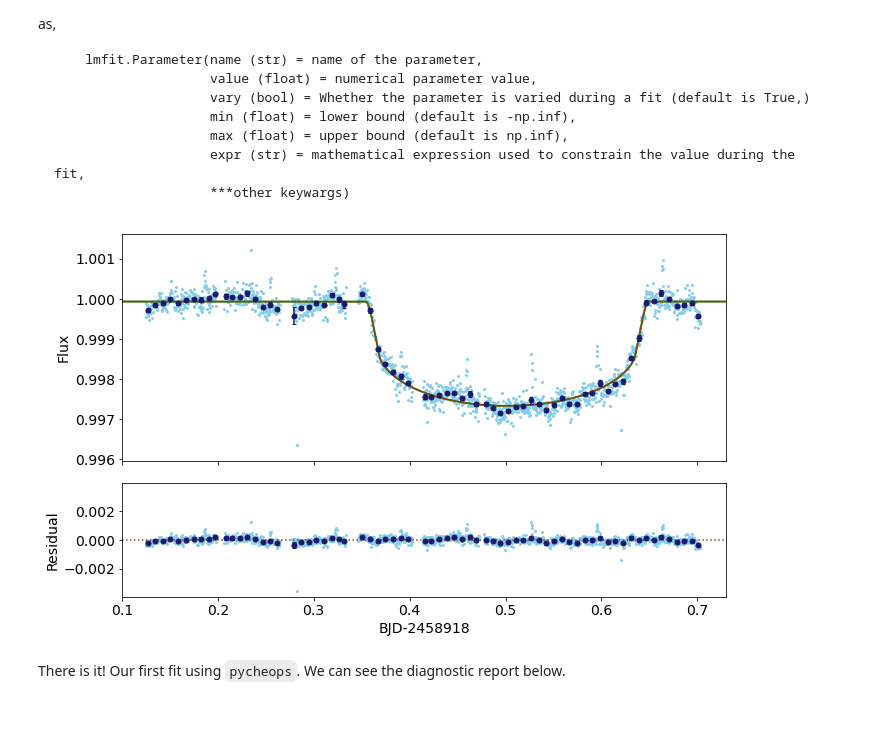
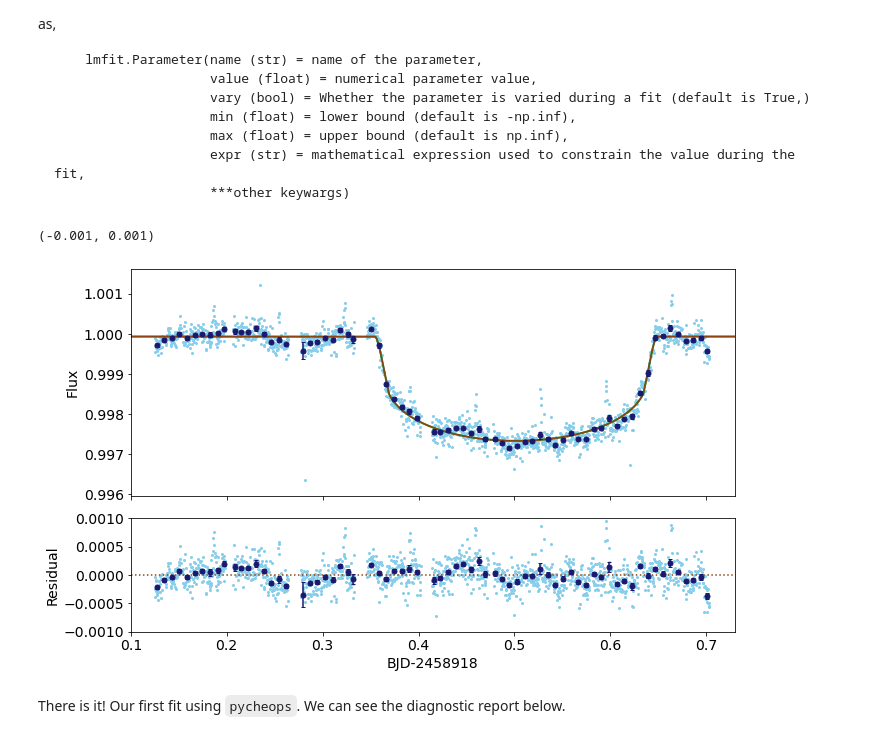
Before and after one commit to Jayshil/pycheops-tutorials, a Jupyter notebook: p2_kelt11.ipynb, the cells around one changed output. Drawn from its saved outputs; the diff is of its cells as text; code cells hidden in the pictures.

```diff
--- a/p2_kelt11.ipynb
+++ b/p2_kelt11.ipynb
@@ -217,14 +217,16 @@ The priors on the parameters can be find using `uncertainties` or `lmfit` module
 # %%
 # Codes from the pycheops example notebook
 lmfit0 = dd.lmfit_transit(T_0 = ufloat(T_0, 0.001), P=P,
                           D=(D/4, D, D*4), W=(W/4, W, W*4),b=(0,0.5,1),
                           f_c=f_c, f_s=f_s,
                           h_1=star.h_1, h_2=star.h_2.n,
                           logrhoprior=star.logrho)
 
 dd.plot_lmfit(binwidth=0.008, figsize=(10,6), fontsize=14);
+plt.ylim([-0.001, 0.001])
 # %% [output]
+(-0.001, 0.001)
-[figure, old version]
+[figure, new version]
 # %% [markdown]
 There is it! Our first fit using `pycheops`. We can see the diagnostic report below.
 # %%
```
Also changed, not shown: parts of 1 cell of this notebook.
